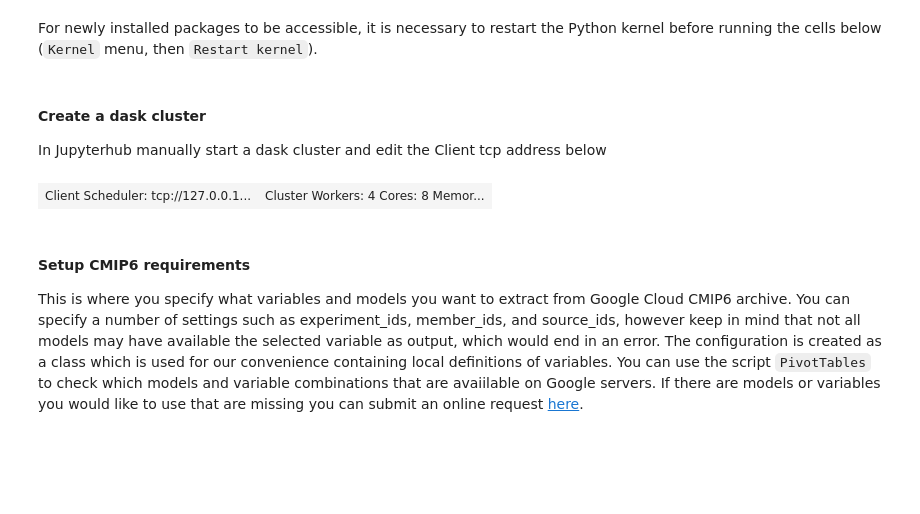
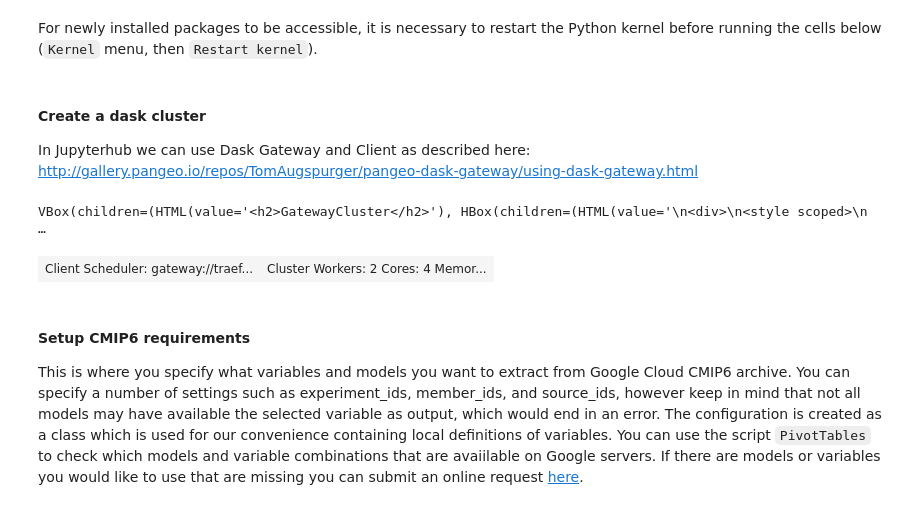
Before and after one commit to trondkr/jupyterhub-example, a Jupyter notebook: NOAA_LME_CMIP6.ipynb, the cells around one changed output. Cells and saved outputs as stored; diff of their text form; code cells hidden in the pictures; blank space fills up the shorter version.

Commit message:
Added Dask Gateway

```diff
--- a/NOAA_LME_CMIP6.ipynb
+++ b/NOAA_LME_CMIP6.ipynb
@@ -73,15 +75,23 @@ from shapely.geometry import box, mapping
 sys.path.append("./subroutines/")
 import pices
 import salem
-# %% [markdown]
-#### Create a dask cluster
-In Jupyterhub manually start a dask cluster and edit the Client tcp address below
+# %% [markdown]
+#### Create a dask cluster
+In Jupyterhub we can use Dask Gateway and Client as described here: http://gallery.pangeo.io/repos/TomAugspurger/pangeo-dask-gateway/using-dask-gateway.html
+# %%
+from dask_gateway import Gateway
+gateway = Gateway()
+cluster = gateway.new_cluster()
+cluster
+# %% [output]
+VBox(children=(HTML(value='<h2>GatewayCluster</h2>'), HBox(children=(HTML(value='\n<div>\n<style scoped>\n    …
 # %%
-from dask.distributed import Client, progress
-client = Client()
+from distributed import Client
+
+client = Client(cluster)
 client
 # %% [output]
-| Client Scheduler: tcp://127.0.0.1... | Cluster Workers: 4 Cores: 8 Memor... |
+| Client Scheduler: gateway://traef... | Cluster Workers: 2 Cores: 4 Memor... |
 # %% [markdown]
 #### Setup CMIP6 requirements
 This is where you specify what variables and models you want to extract from Google Cloud CMIP6 archive. You can specify
```
Also changed, not shown: parts of 3 cells of this notebook, 6 other files.
